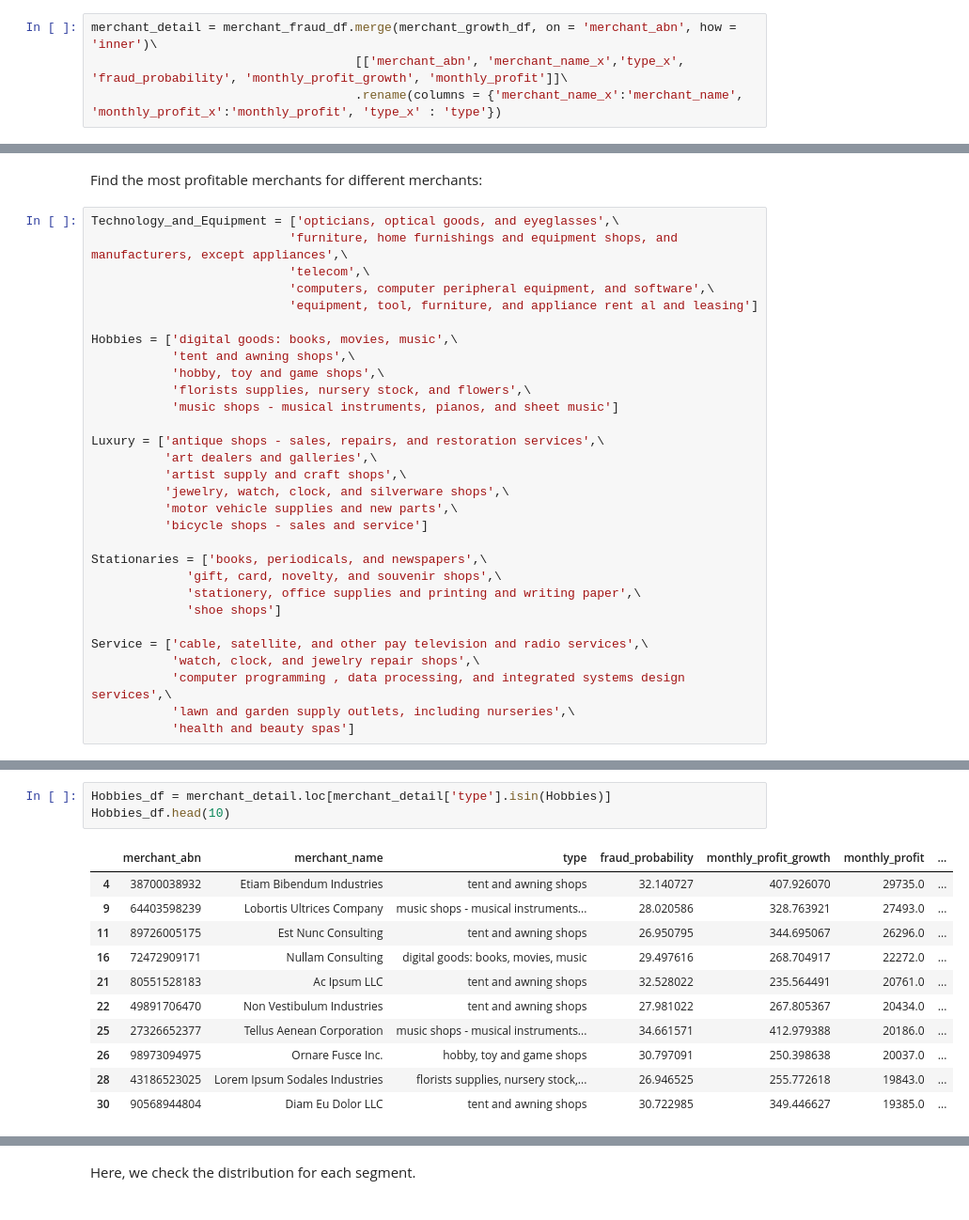
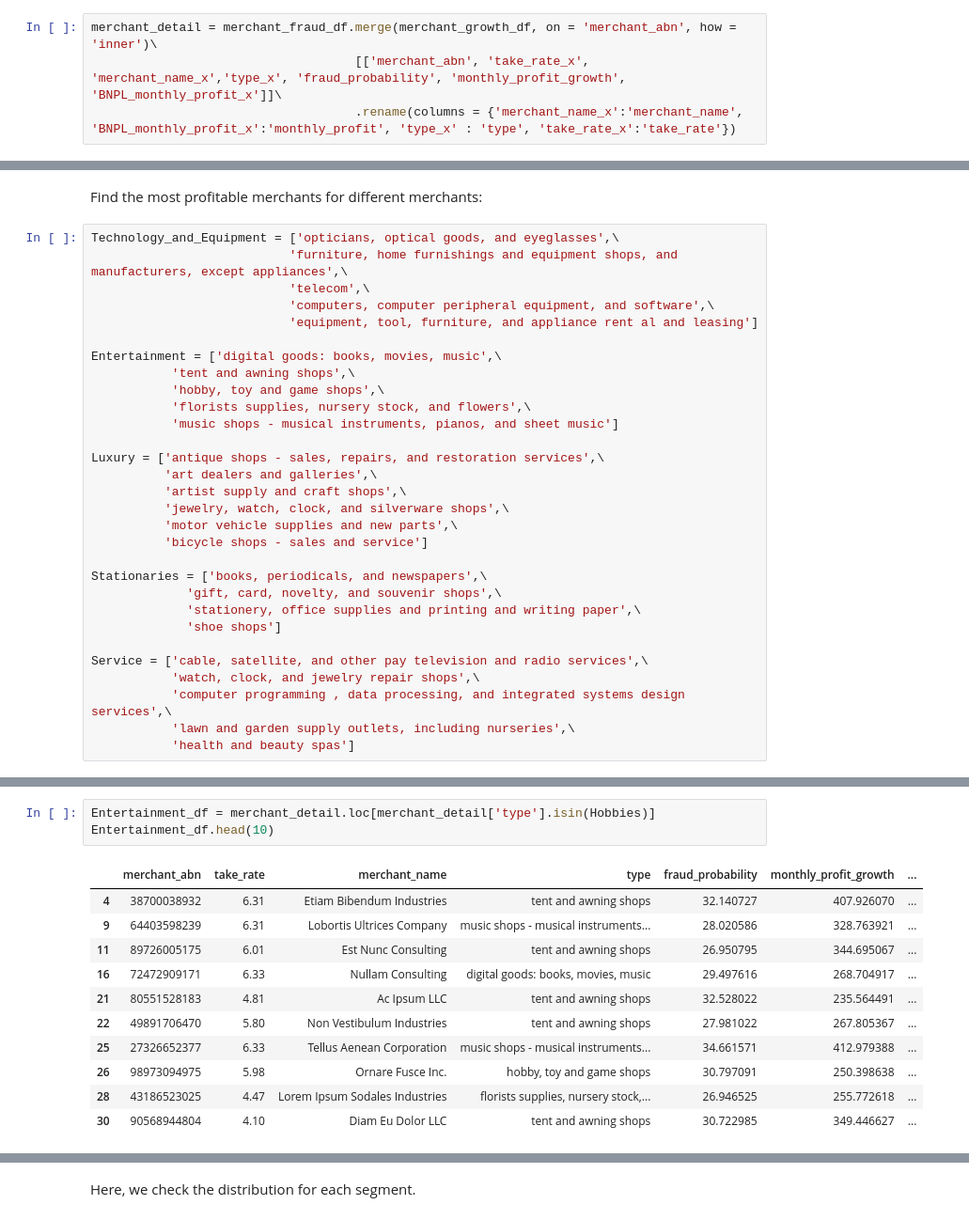
Before and after one commit to MAST30034-Applied-Data-Science/generic-buy-now-pay-later-project-group-33, a Jupyter notebook: notebooks/8.ranking system.ipynb, the cells around one changed output, grey strips where cells are left out. Shown at 94% size. Saved outputs shown, nothing was run; the diff lists cells and outputs as text.

```diff
--- a/notebooks/8.ranking system.ipynb
+++ b/notebooks/8.ranking system.ipynb
@@ -23,7 +39,7 @@ merchant_fraud_df
 # %%
 merchant_detail = merchant_fraud_df.merge(merchant_growth_df, on = 'merchant_abn', how = 'inner')\
-                                    [['merchant_abn', 'merchant_name_x','type_x', 'fraud_probability', 'monthly_profit_growth', 'monthly_profit']]\
-                                    .rename(columns = {'merchant_name_x':'merchant_name', 'monthly_profit_x':'monthly_profit', 'type_x' : 'type'})
+                                    [['merchant_abn', 'take_rate_x', 'merchant_name_x','type_x', 'fraud_probability', 'monthly_profit_growth', 'BNPL_monthly_profit_x']]\
+                                    .rename(columns = {'merchant_name_x':'merchant_name', 'BNPL_monthly_profit_x':'monthly_profit', 'type_x' : 'type', 'take_rate_x':'take_rate'})
 # %% [markdown]
 We aim to find the merchant with higher profit and better development potential, so in our ranking system, there are three variables: fraud probability, monthly profit growth and monthly profit.
 
@@ -87,7 +91,7 @@ Technology_and_Equipment = ['opticians, optical goods, and eyeglasses',\
                            'computers, computer peripheral equipment, and software',\
                            'equipment, tool, furniture, and appliance rent al and leasing']
 
-Hobbies = ['digital goods: books, movies, music',\
+Entertainment = ['digital goods: books, movies, music',\
            'tent and awning shops',\
            'hobby, toy and game shops',\
            'florists supplies, nursery stock, and flowers',\
@@ -128,18 +132,18 @@ Technology_and_Equipment_df.head(10)
 # %%
-Hobbies_df = merchant_detail.loc[merchant_detail['type'].isin(Hobbies)]
-Hobbies_df.head(10)
+Entertainment_df = merchant_detail.loc[merchant_detail['type'].isin(Hobbies)]
+Entertainment_df.head(10)
 # %% [output]
-|  | merchant_abn | merchant_name | type | fraud_probability | monthly_profit_growth | monthly_profit | ... |
-| 4 | 38700038932 | Etiam Bibendum Industries | tent and awning shops | 32.140727 | 407.926070 | 29735.0 | ... |
-| 9 | 64403598239 | Lobortis Ultrices Company | music shops - musical instruments... | 28.020586 | 328.763921 | 27493.0 | ... |
-| 11 | 89726005175 | Est Nunc Consulting | tent and awning shops | 26.950795 | 344.695067 | 26296.0 | ... |
-| 16 | 72472909171 | Nullam Consulting | digital goods: books, movies, music | 29.497616 | 268.704917 | 22272.0 | ... |
-| 21 | 80551528183 | Ac Ipsum LLC | tent and awning shops | 32.528022 | 235.564491 | 20761.0 | ... |
-| 22 | 49891706470 | Non Vestibulum Industries | tent and awning shops | 27.981022 | 267.805367 | 20434.0 | ... |
-| 25 | 27326652377 | Tellus Aenean Corporation | music shops - musical instruments... | 34.661571 | 412.979388 | 20186.0 | ... |
-| 26 | 98973094975 | Ornare Fusce Inc. | hobby, toy and game shops | 30.797091 | 250.398638 | 20037.0 | ... |
-| 28 | 43186523025 | Lorem Ipsum Sodales Industries | florists supplies, nursery stock,... | 26.946525 | 255.772618 | 19843.0 | ... |
-| 30 | 90568944804 | Diam Eu Dolor LLC | tent and awning shops | 30.722985 | 349.446627 | 19385.0 | ... |
+|  | merchant_abn | take_rate | merchant_name | type | fraud_probability | monthly_profit_growth | ... |
+| 4 | 38700038932 | 6.31 | Etiam Bibendum Industries | tent and awning shops | 32.140727 | 407.926070 | ... |
+| 9 | 64403598239 | 6.31 | Lobortis Ultrices Company | music shops - musical instruments... | 28.020586 | 328.763921 | ... |
+| 11 | 89726005175 | 6.01 | Est Nunc Consulting | tent and awning shops | 26.950795 | 344.695067 | ... |
+| 16 | 72472909171 | 6.33 | Nullam Consulting | digital goods: books, movies, music | 29.497616 | 268.704917 | ... |
+| 21 | 80551528183 | 4.81 | Ac Ipsum LLC | tent and awning shops | 32.528022 | 235.564491 | ... |
+| 22 | 49891706470 | 5.80 | Non Vestibulum Industries | tent and awning shops | 27.981022 | 267.805367 | ... |
+| 25 | 27326652377 | 6.33 | Tellus Aenean Corporation | music shops - musical instruments... | 34.661571 | 412.979388 | ... |
+| 26 | 98973094975 | 5.98 | Ornare Fusce Inc. | hobby, toy and game shops | 30.797091 | 250.398638 | ... |
+| 28 | 43186523025 | 4.47 | Lorem Ipsum Sodales Industries | florists supplies, nursery stock,... | 26.946525 | 255.772618 | ... |
+| 30 | 90568944804 | 4.10 | Diam Eu Dolor LLC | tent and awning shops | 30.722985 | 349.446627 | ... |
 # %%
 Luxury_df = merchant_detail.loc[merchant_detail['type'].isin(Luxury)]
 Luxury_df.head(10)
```
Also changed, not shown: parts of 10 cells of this notebook, 2 other files.
